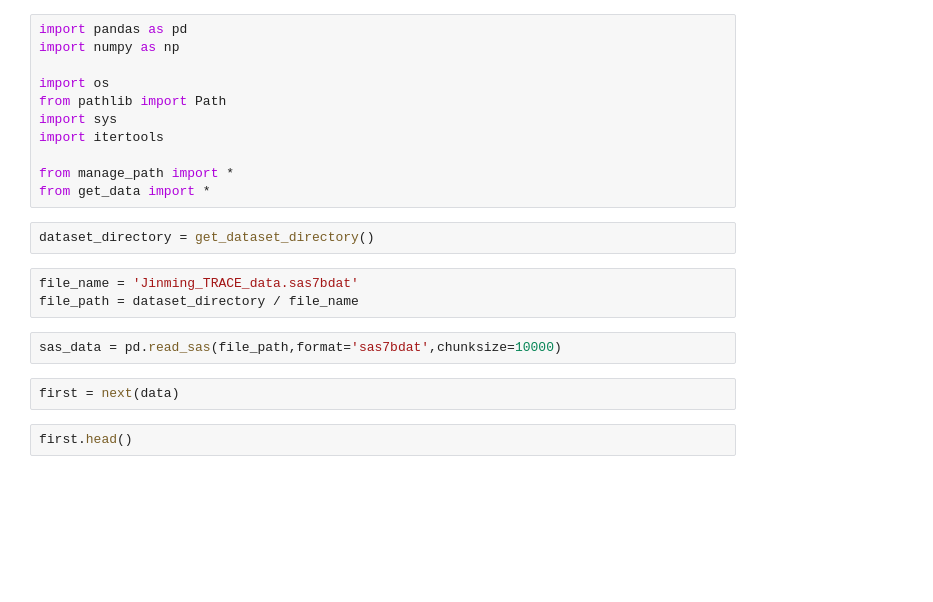
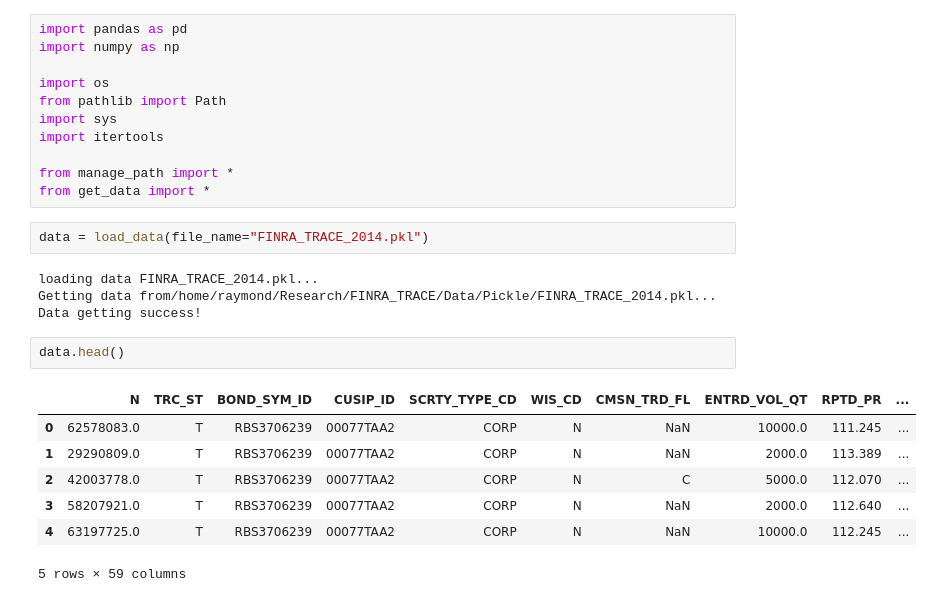
Before and after one commit to raymond180/FINRA_TRACE, a Jupyter notebook: TopicModeling/sas_to_csv.ipynb, the cells around one changed output. Drawn from its saved outputs; the diff is of its cells as text; blank space fills up the shorter version.

```diff
--- a/TopicModeling/sas_to_csv.ipynb
+++ b/TopicModeling/sas_to_csv.ipynb
@@ -9,14 +9,19 @@ import itertools
 
 from manage_path import *
 from get_data import *
-# %%
-dataset_directory = get_dataset_directory()
-# %%
-file_name = 'Jinming_TRACE_data.sas7bdat'
-file_path = dataset_directory / file_name
-# %%
-sas_data = pd.read_sas(file_path,format='sas7bdat',chunksize=10000)
-# %%
-first = next(data)
+# %%
+data = load_data(file_name="FINRA_TRACE_2014.pkl")
+# %% [output]
+loading data FINRA_TRACE_2014.pkl...
+Getting data from/home/raymond/Research/FINRA_TRACE/Data/Pickle/FINRA_TRACE_2014.pkl...
+Data getting success!
 # %%
-first.head()
+data.head()
+# %% [output]
+|  | N | TRC_ST | BOND_SYM_ID | CUSIP_ID | SCRTY_TYPE_CD | WIS_CD | CMSN_TRD_FL | ENTRD_VOL_QT | RPTD_PR | ... |
+| 0 | 62578083.0 | T | RBS3706239 | 00077TAA2 | CORP | N | NaN | 10000.0 | 111.245 | ... |
+| 1 | 29290809.0 | T | RBS3706239 | 00077TAA2 | CORP | N | NaN | 2000.0 | 113.389 | ... |
+| 2 | 42003778.0 | T | RBS3706239 | 00077TAA2 | CORP | N | C | 5000.0 | 112.070 | ... |
+| 3 | 58207921.0 | T | RBS3706239 | 00077TAA2 | CORP | N | NaN | 2000.0 | 112.640 | ... |
+| 4 | 63197725.0 | T | RBS3706239 | 00077TAA2 | CORP | N | NaN | 10000.0 | 112.245 | ... |
+5 rows × 59 columns
```
Also changed, not shown: parts of 16 cells of this notebook, 5 other files.
